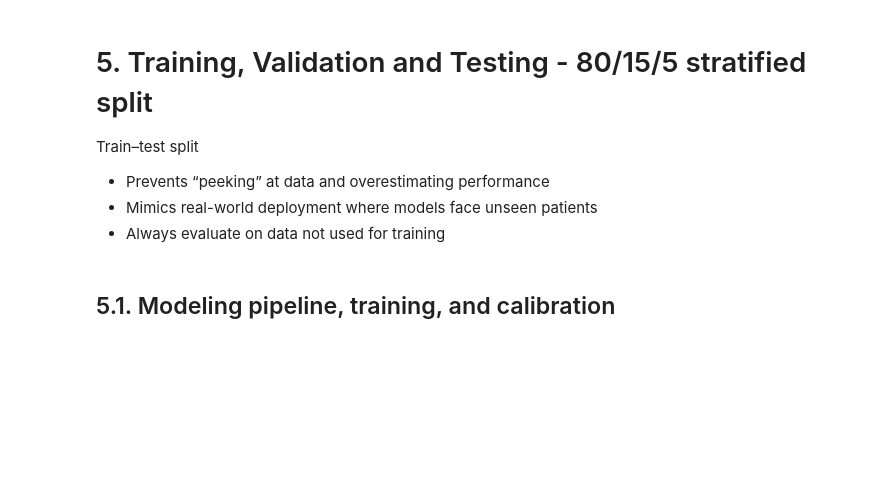
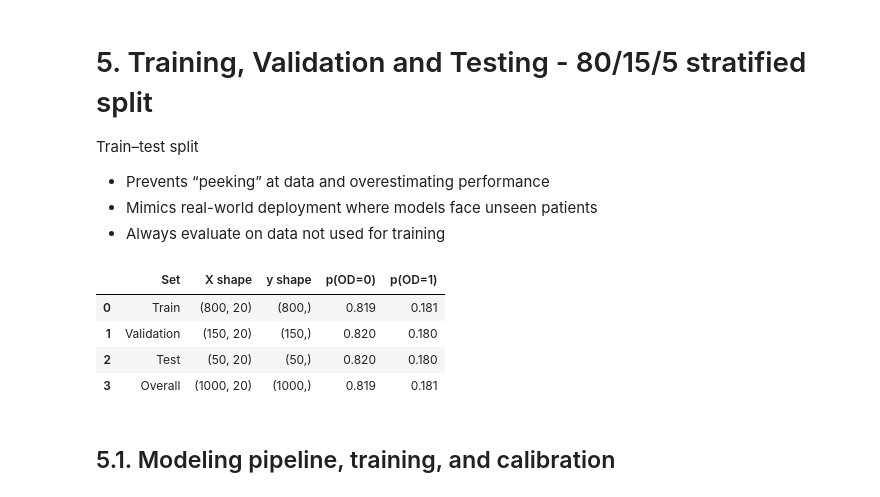
Before and after one commit to apayne185/RAI_opioid_risk_prevention, a Jupyter notebook: ML4HL_OD_RAI_toolbox.ipynb, the cells around one changed output. Drawn from its saved outputs; the diff is of its cells as text; code cells hidden in the pictures; blank space fills up the shorter version.

```diff
--- a/ML4HL_OD_RAI_toolbox.ipynb
+++ b/ML4HL_OD_RAI_toolbox.ipynb
@@ -217,6 +244,12 @@ Train–test split
 # %%
 target_col = "OD"
 num_cols = ["rx_ds"]
+
+# Infer binary columns: columns with only 0/1 values, excluding target and numeric columns
+binary_cols = [col for col in df.columns
+               if col not in [target_col] + num_cols
+               and set(df[col].dropna().unique()).issubset({0, 1})]
+
 cat_like_binary_cols = binary_cols.copy()
 
 X = df[num_cols + cat_like_binary_cols].copy()
@@ -226,33 +259,39 @@ y = df[target_col].copy()
 X_train, X_temp, y_train, y_temp = train_test_split(
     X, y, test_size=0.2, stratify=y, random_state=RANDOM_STATE
 )
 
 # Split temp into validation and test, 15% each overall
 X_val, X_test, y_val, y_test = train_test_split(
     X_temp, y_temp, test_size=0.25, stratify=y_temp, random_state=RANDOM_STATE
 )
 # Display shapes and class distributions as a DataFrame
 
 info = {
     "Set": ["Train", "Validation", "Test", "Overall"],
     "X shape": [X_train.shape, X_val.shape, X_test.shape, X.shape],
     "y shape": [y_train.shape, y_val.shape, y_test.shape, y.shape],
     "p(OD=0)": [
         y_train.value_counts(normalize=True).get(0, 0.0),
         y_val.value_counts(normalize=True).get(0, 0.0),
         y_test.value_counts(normalize=True).get(0, 0.0),
         y.value_counts(normalize=True).get(0, 0.0),
     ],
     "p(OD=1)": [
         y_train.value_counts(normalize=True).get(1, 0.0),
         y_val.value_counts(normalize=True).get(1, 0.0),
         y_test.value_counts(normalize=True).get(1, 0.0),
         y.value_counts(normalize=True).get(1, 0.0),
     ],
 }
 
 df_info = pd.DataFrame(info)
 display(df_info.style.format({"p(OD=0)": "{:.3f}", "p(OD=1)": "{:.3f}"}))
+# %% [output]
+|  | Set | X shape | y shape | p(OD=0) | p(OD=1) |
+| 0 | Train | (800, 20) | (800,) | 0.819 | 0.181 |
+| 1 | Validation | (150, 20) | (150,) | 0.820 | 0.180 |
+| 2 | Test | (50, 20) | (50,) | 0.820 | 0.180 |
+| 3 | Overall | (1000, 20) | (1000,) | 0.819 | 0.181 |
 # %% [markdown]
 ## 5.1. Modeling pipeline, training, and calibration
 # %% [markdown]
```
Also changed, not shown: parts of 24 cells of this notebook, 1 other file.
